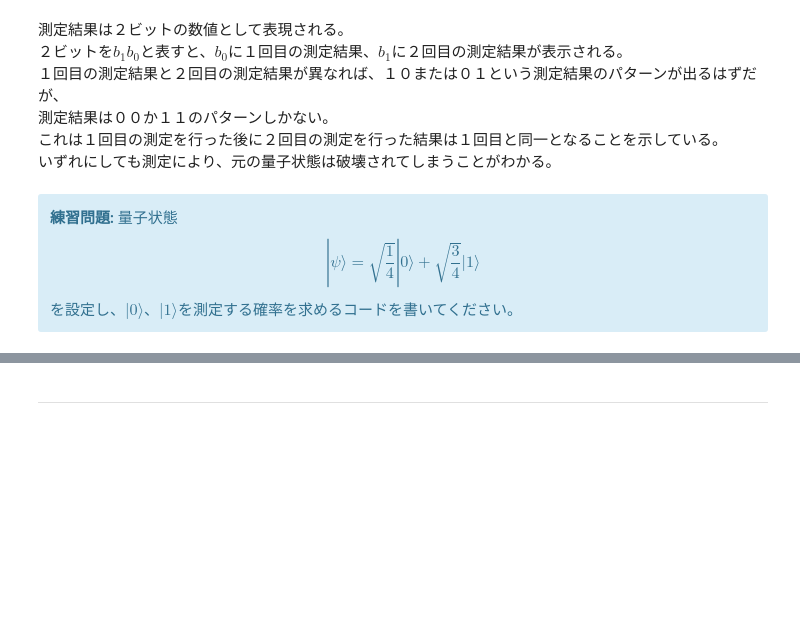
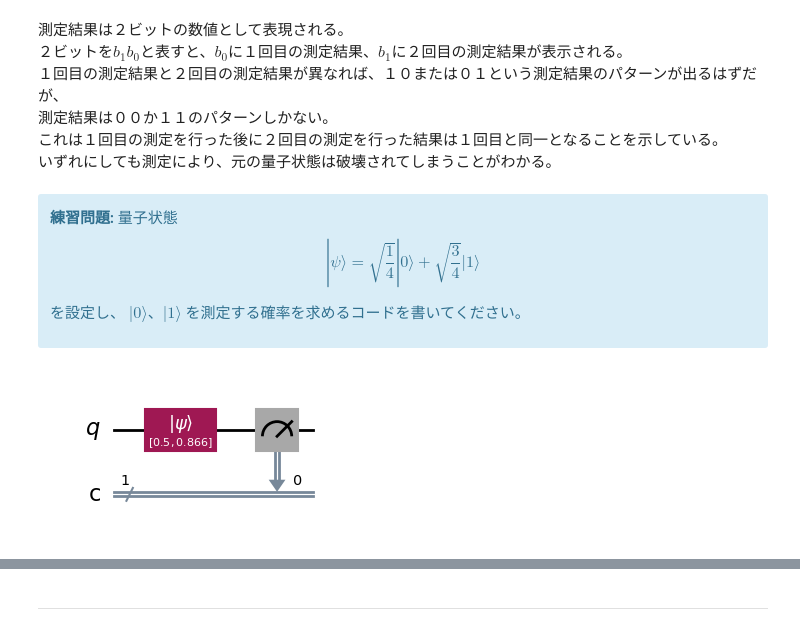
Before and after one commit to balle-mech/Quantum_programming, a Jupyter notebook: Measurement_Sample.ipynb, the cells around one changed output, grey strips where cells are left out. Cells and saved outputs as stored; diff of their text form; code cells hidden in the pictures; blank space fills up the shorter version.

```diff
--- a/Measurement_Sample.ipynb
+++ b/Measurement_Sample.ipynb
@@ -175,6 +175,12 @@ plot_histogram(counts)
 いずれにしても測定により、元の量子状態は破壊されてしまうことがわかる。
 # %% [markdown]
 <div class="alert alert-block alert-info">
-<b>練習問題:</b> 量子状態    $$ |\psi\rangle = \sqrt{\frac{1}{4}} |0\rangle + \sqrt{\frac{3}{4}} |1\rangle $$
-を設定し、$|0\rangle$、$|1\rangle$を測定する確率を求めるコードを書いてください。
+<b>練習問題:</b>
+量子状態
+
+$$ |\psi\rangle = \sqrt{\frac{1}{4}} |0\rangle + \sqrt{\frac{3}{4}} |1\rangle $$
+
+を設定し、
+$|0\rangle$、$|1\rangle$
+を測定する確率を求めるコードを書いてください。
 </div>
@@ -180,0 +193,19 @@ plot_histogram(counts)
+# %%
+# 練習問題
+
+# １量子ビットの量子回路を作る(古典レジスタも１つ用意する)
+qc = QuantumCircuit(1, 1)
+
+# 初期状態ベクトルを定義 (|0⟩と|1⟩の重ね合わせ)
+initial_state = [1/np.sqrt(4), np.sqrt(3/4)]
+
+# Statevectorを使って量子状態を設定
+state = Statevector(initial_state)
+qc.initialize(state, 0)
+
+# 測定
+qc.measure(0, 0)
+
+qc.draw('mpl')
+# %% [output]
+[figure, added]
```
Also changed, not shown: parts of 12 cells of this notebook, 1 other file.
